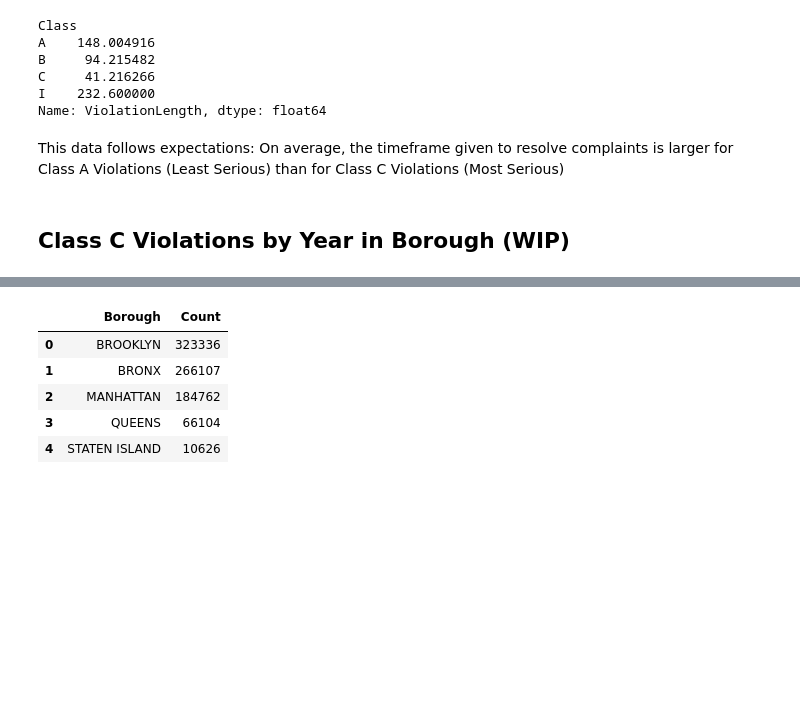
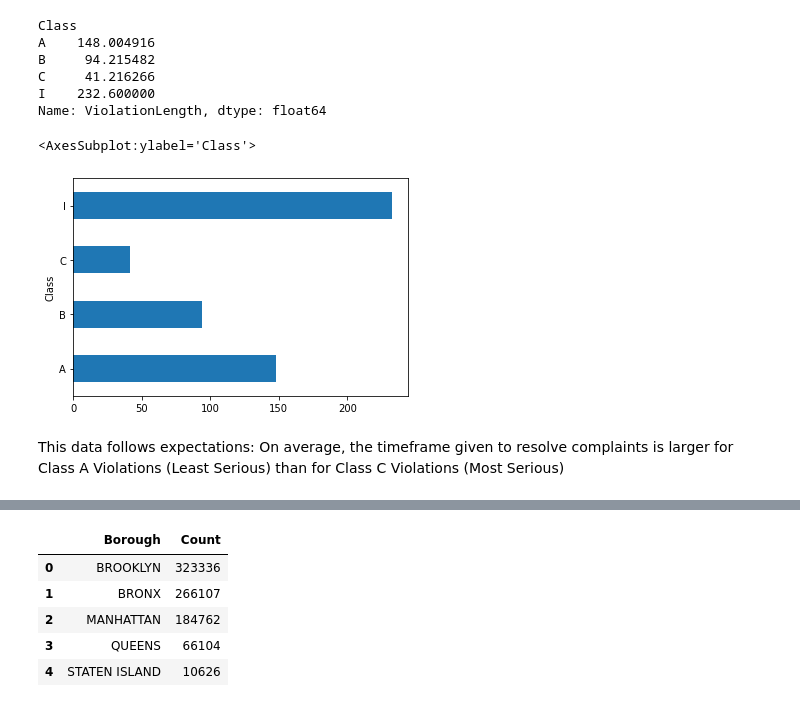
Before and after one commit to haokliao/CIS-4170-Project, a Jupyter notebook: python_project.ipynb, the cells around one changed output, grey strips where cells are left out. Drawn from its saved outputs; the diff is of its cells as text; code cells hidden in the pictures; blank space fills up the shorter version.

```diff
--- a/python_project.ipynb
+++ b/python_project.ipynb
@@ -26,0 +27,6 @@ housing_violations.drop(violation_errors,inplace=True)
+# %%
+#Transform Zipcode to correct data type
+
+#We need to remove all trailing zeroes first
+housing_violations['Postcode'] = housing_violations['Postcode'].astype(str).str.rstrip("0")
+housing_violations['Postcode'] = housing_violations['Postcode'].astype(str).str.rstrip(".")
@@ -118,7 +140,10 @@ B     94.215482
 C     41.216266
 I    232.600000
 Name: ViolationLength, dtype: float64
+# %%
+df.plot(kind='barh')
+# %% [output]
+<AxesSubplot:ylabel='Class'>
+[figure, added]
 # %% [markdown]
 This data follows expectations: On average, the timeframe given to resolve complaints is larger for Class A Violations (Least Serious) than for Class C Violations (Most Serious)
-# %% [markdown]
-## Class C Violations by Year in Borough (WIP)
```
Also changed, not shown: parts of 8 cells of this notebook.
